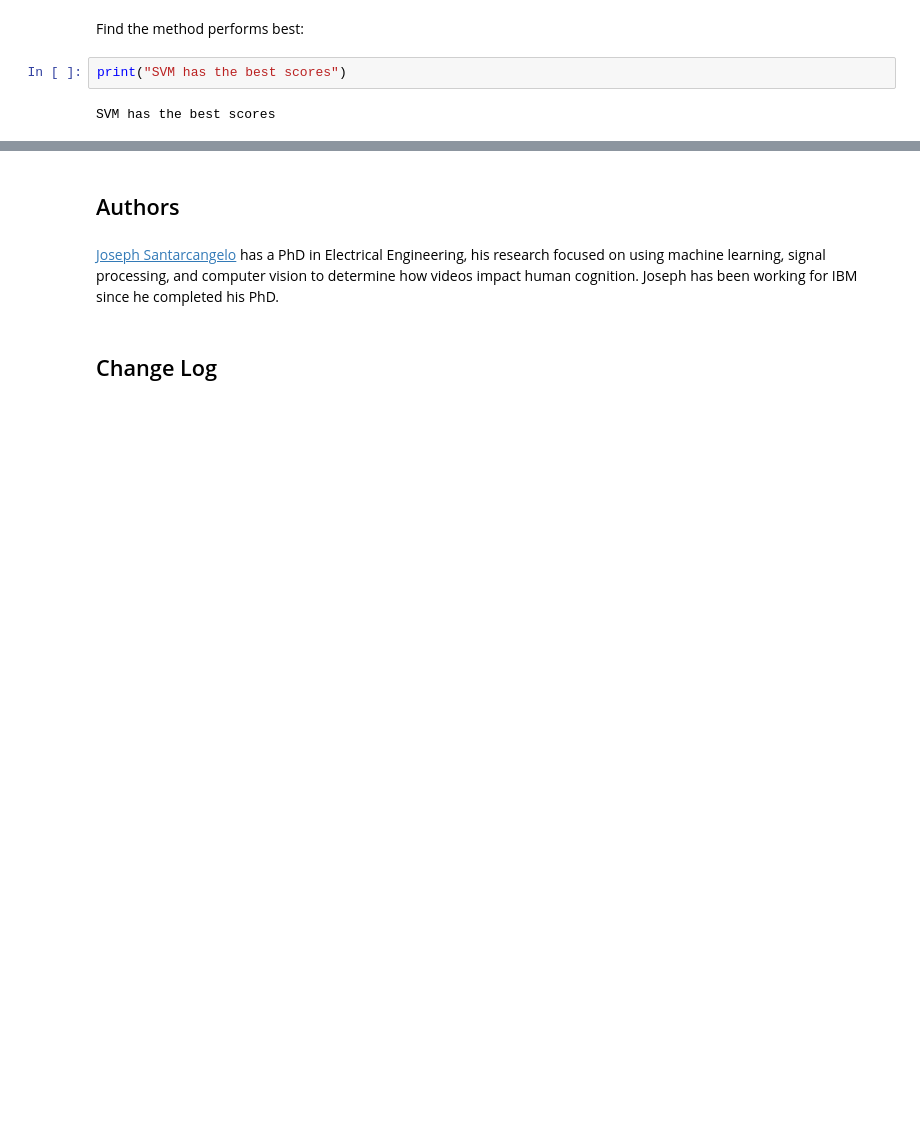
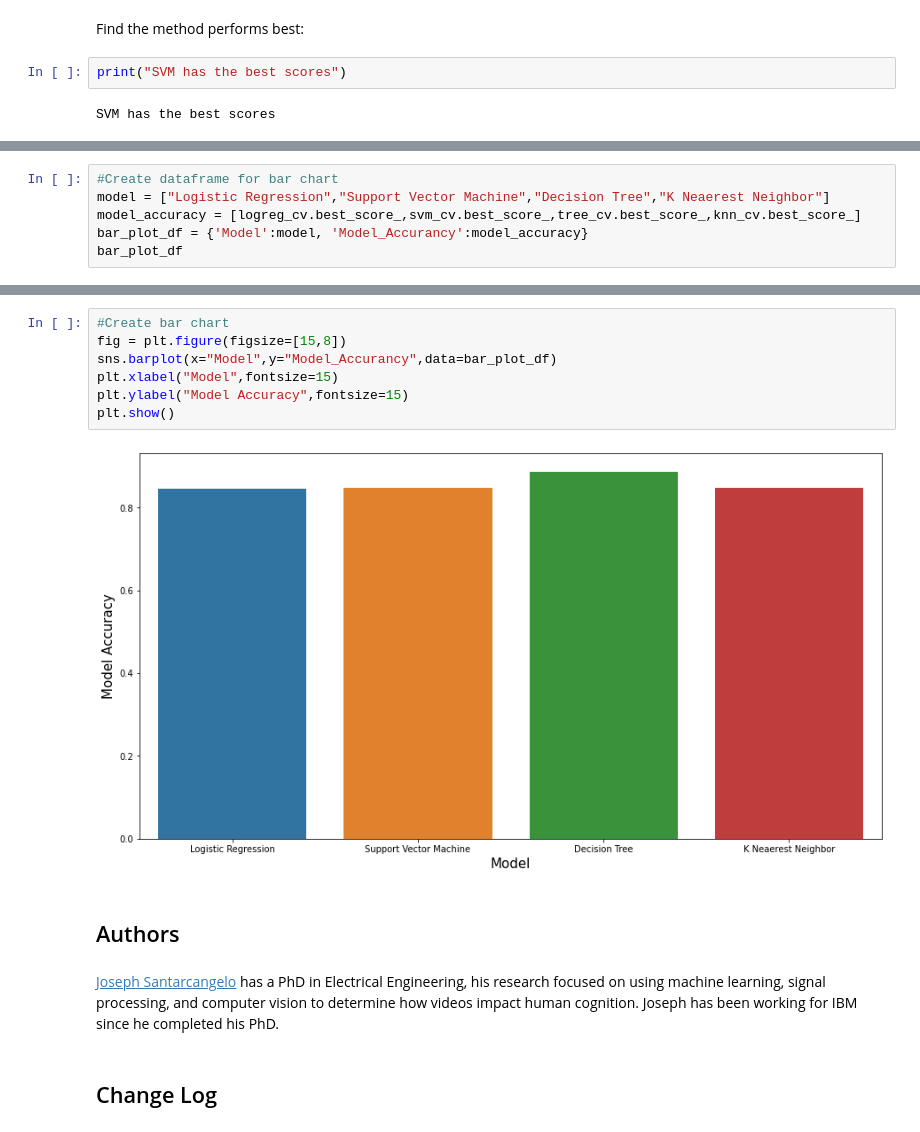
Before and after one commit to leungyingche/Applied-Data-Science-Capstone, a Jupyter notebook: SpaceX_Machine Learning Prediction_Part_5.ipynb, the cells around one changed output, grey strips where cells are left out. Drawn from its saved outputs; the diff is of its cells as text; blank space fills up the shorter version.

```diff
--- a/SpaceX_Machine Learning Prediction_Part_5.ipynb
+++ b/SpaceX_Machine Learning Prediction_Part_5.ipynb
@@ -357,0 +378,6 @@ SVM has the best scores
+# %%
+#Create dataframe for bar chart
+model = ["Logistic Regression","Support Vector Machine","Decision Tree","K Neaerest Neighbor"]
+model_accuracy = [logreg_cv.best_score_,svm_cv.best_score_,tree_cv.best_score_,knn_cv.best_score_]
+bar_plot_df = {'Model':model, 'Model_Accurancy':model_accuracy}
+bar_plot_df
@@ -358,3 +393,12 @@ SVM has the best scores
+# %%
+#Create bar chart
+fig = plt.figure(figsize=[15,8])
+sns.barplot(x="Model",y="Model_Accurancy",data=bar_plot_df)
+plt.xlabel("Model",fontsize=15)
+plt.ylabel("Model Accuracy",fontsize=15)
+plt.show()
+# %% [output]
+[figure, added]
 # %% [markdown]
 ## Authors
 # %% [markdown]
```
Also changed, not shown: parts of 13 cells of this notebook.
